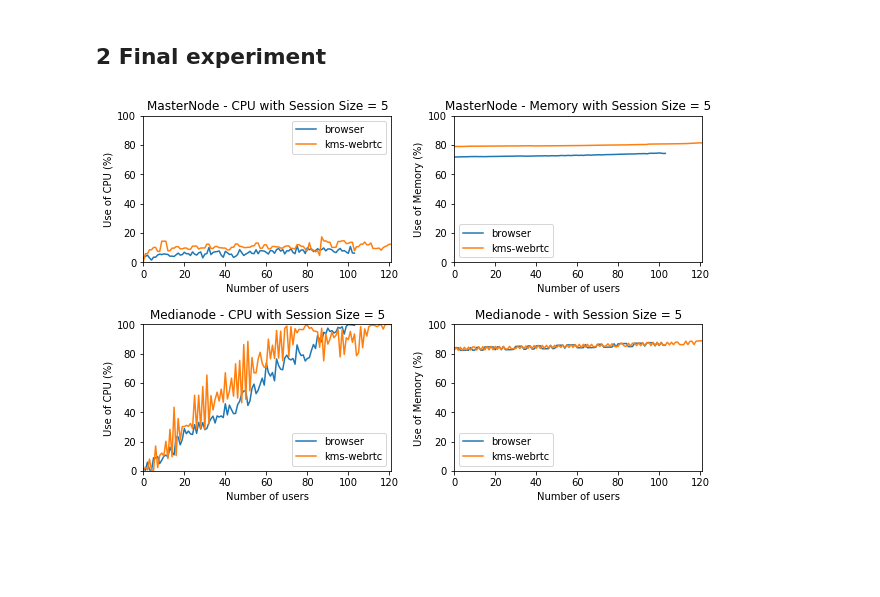
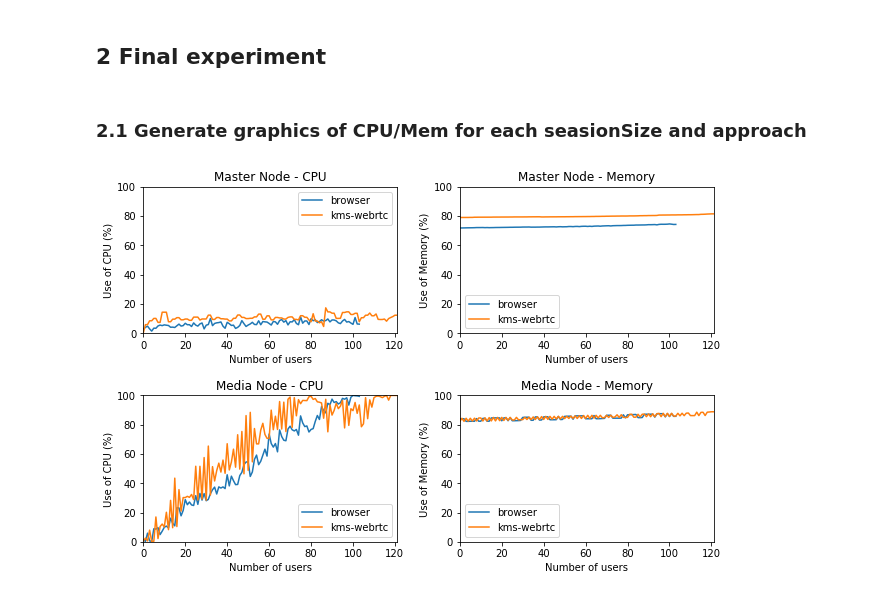
Before and after one commit to Maes95/ChartGenerator_WebRTC, a Jupyter notebook: ChartGenerator.ipynb, the cells around one changed output. Cells and saved outputs as stored; diff of their text form; code cells hidden in the pictures; blank space fills up the shorter version.

```diff
--- a/ChartGenerator.ipynb
+++ b/ChartGenerator.ipynb
@@ -196,15 +198,15 @@ ax.figure.savefig("Preliminar/images/SessionComparation.pdf")
 [figure]
 # %% [markdown]
 ## 2 Final experiment
+# %% [markdown]
+### 2.1 Generate graphics of CPU/Mem for each seasionSize and approach
 # %%
 sessionSizes = ["5"]
-#"kms-webrtc" : "kms-webrtc"
-approaches_map = {
+approaches_map_final = {
     "browser": "browser",
     "kms-webrtc" : "kms-webrtc"
 }
 
-#figure, axes = plt.subplots(4, 2)
 figure, axes = plt.subplots(2, 2)
 figure.set_size_inches(9, 6)
 row = 0
@@ -216,7 +218,7 @@ for sessionSize in sessionSizes:
     cpu_medianode_dfs = []
     mem_medianode_dfs = []
 
-    for approach, approach_name in approaches_map.items():
+    for approach, approach_name in approaches_map_final.items():
 
         # Master Node
 
@@ -232,36 +234,36 @@ for sessionSize in sessionSizes:
         # Media Nodes
 
         cpu_data_medianode, mem_data_medianode = extractMetrics(sessionSize, approach, approach_name, "Final",
                                             cpu_label="MEDIANODE_CPU_Final",
                                             mem_label="MEDIANODE_Mem_Final",
                                             joined_label="Joined_Final")
 
         cpu_medianode_dfs.append(pd.DataFrame(cpu_data_medianode))
 
         mem_medianode_dfs.append(pd.DataFrame(mem_data_medianode))
 
     # Generate CPU Chart (MasterNode)
     axes[row, 0].set_ylim(0,100)
-    generateChart(cpu_masternode_dfs, axes[row, 0], "MasterNode - CPU with Session Size = %s"%sessionSize, "Use of CPU (%)")
+    generateChart(cpu_masternode_dfs, axes[row, 0], "Master Node - CPU", "Use of CPU (%)")
 
     # Generate Mem (MasterNode)
     axes[row, 1].set_ylim(0,100)
-    generateChart(mem_masternode_dfs, axes[row, 1], "MasterNode - Memory with Session Size = %s"%sessionSize, "Use of Memory (%)")
+    generateChart(mem_masternode_dfs, axes[row, 1], "Master Node - Memory", "Use of Memory (%)")
 
 
     row = row + 1
 
     # Generate CPU Chart (MediaNode)
     axes[row, 0].set_ylim(0,100)
-    generateChart(cpu_medianode_dfs, axes[row, 0], "Medianode - CPU with Session Size = %s"%sessionSize, "Use of CPU (%)")
+    generateChart(cpu_medianode_dfs, axes[row, 0], "Media Node - CPU", "Use of CPU (%)")
 
     # Generate Mem (MediaNode)
     axes[row, 1].set_ylim(0,100)
-    generateChart(mem_medianode_dfs, axes[row, 1], "Medianode - with Session Size = %s"%sessionSize, "Use of Memory (%)")
+    generateChart(mem_medianode_dfs, axes[row, 1], "Media Node - Memory", "Use of Memory (%)")
 
 
 plt.rcParams.update({'font.size': 10 })
 figure.tight_layout(pad=1.5)
-#figure.savefig("Final/images/AllChartsInOne.pdf")
+figure.savefig("Final/images/AllChartsInOneFinal.pdf")
 # %% [output]
-[figure, old version]
+[figure, new version]
```
Also changed, not shown: parts of 5 cells of this notebook, 8 other files.
